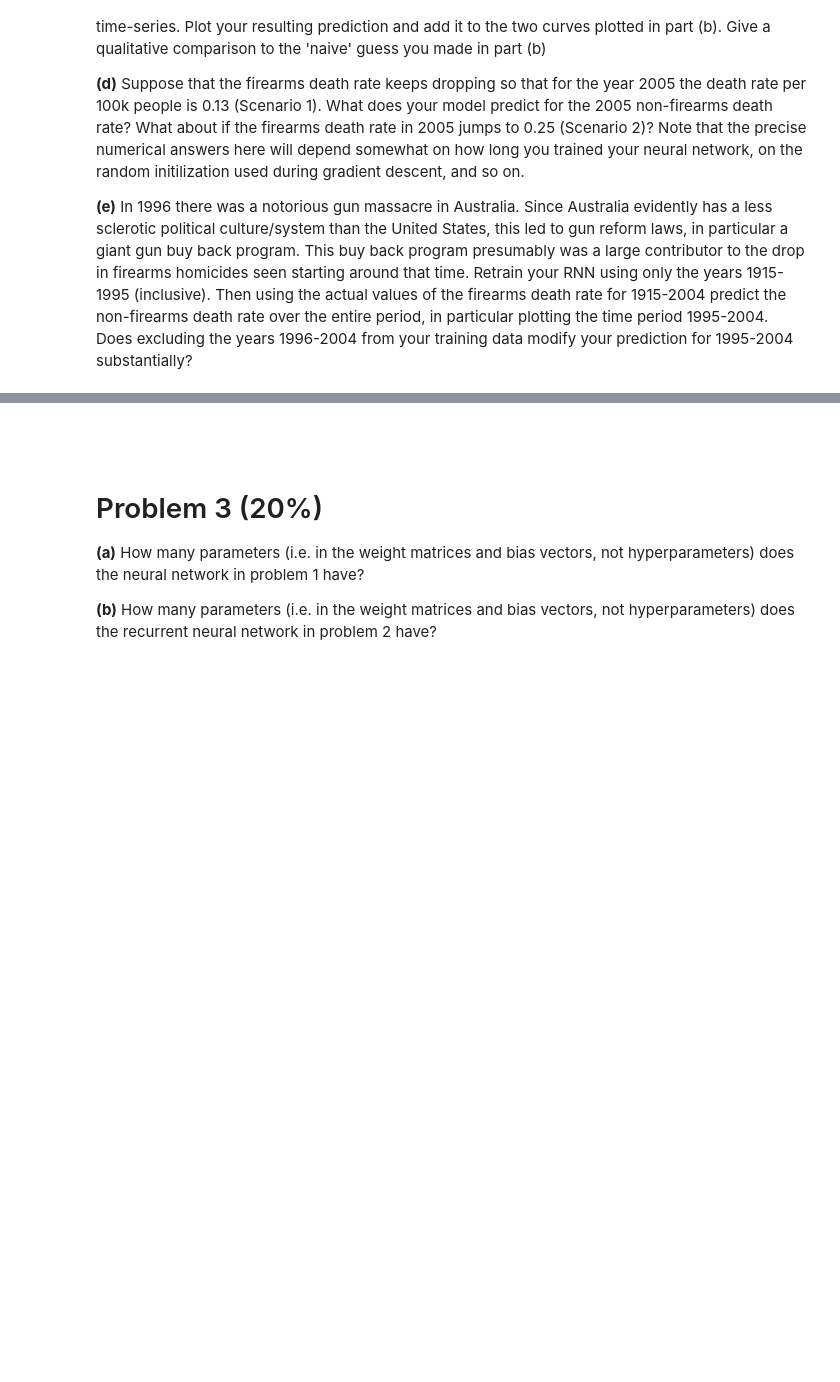
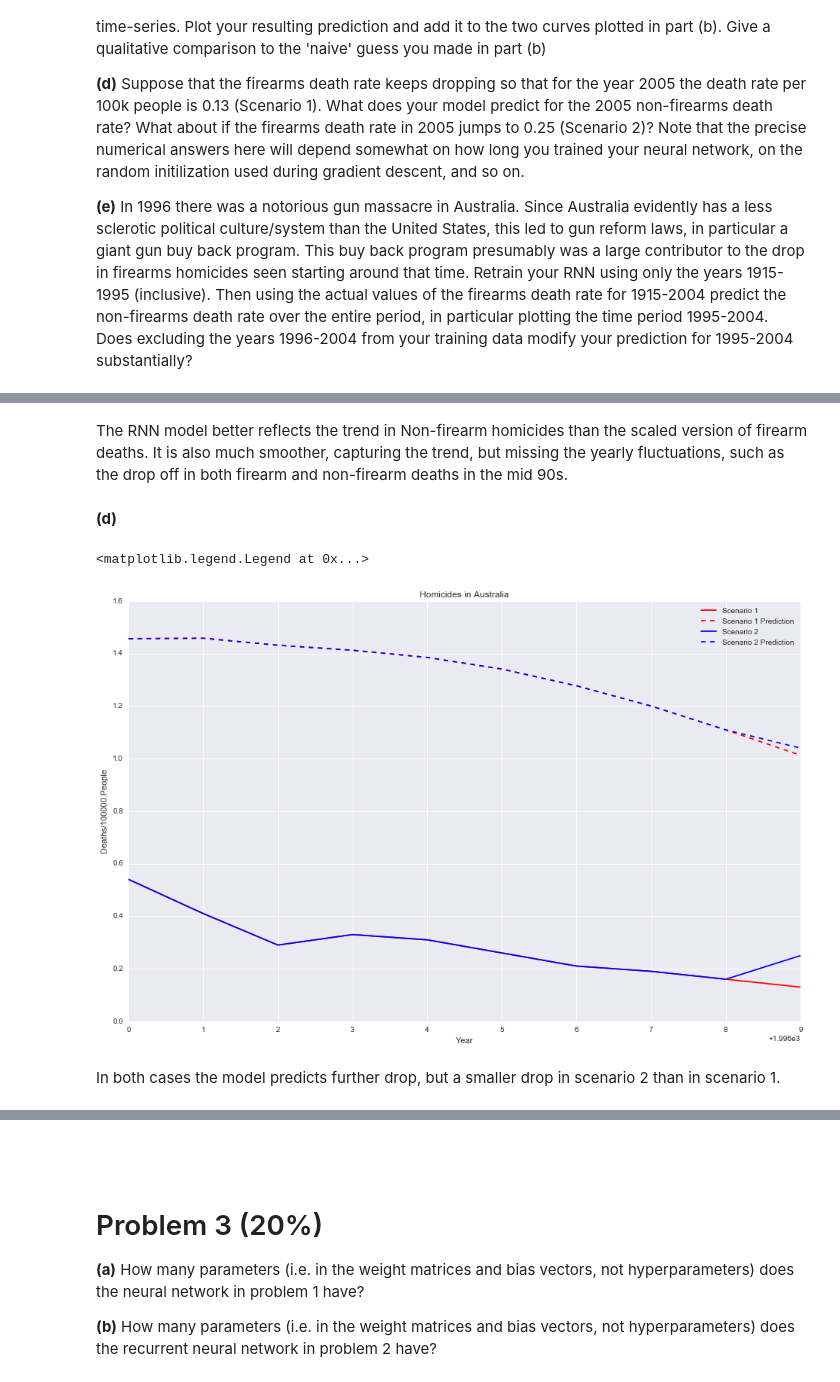
Before and after one commit to afcarl/machine_learning, a Jupyter notebook: homework5/nn2_hw.ipynb, the cells around one changed output, grey strips where cells are left out. Drawn from its saved outputs; the diff is of its cells as text; code cells hidden in the pictures; blank space fills up the shorter version.

```diff
--- a/homework5/nn2_hw.ipynb
+++ b/homework5/nn2_hw.ipynb
@@ -120,0 +194,22 @@ __(e)__ In 1996 there was a notorious gun massacre in Australia. Since Australia
+# %% [markdown]
+The RNN model better reflects the trend in Non-firearm homicides than the scaled version of firearm deaths.  It is also much smoother, capturing the trend, but missing the yearly fluctuations, such as the drop off in both firearm and non-firearm deaths in the mid 90s.
+# %% [markdown]
+__(d)__
+# %%
+figure, ax = plt.subplots(figsize=(16,10))
+ax.plot(np.append(homicides.Year, 2005)[-10:], np.append(homicides['Firearm'], .13)[-10:], 'r-', label="Scenario 1")
+ax.plot(np.append(homicides.Year, 2005)[-10:], model.predict(np.append(homicides['Firearm'], .13).reshape(91,1))[-10:], 'r--', label="Scenario 1 Prediction")
+ax.plot(np.append(homicides.Year, 2005)[-10:], np.append(homicides['Firearm'], .25)[-10:], 'b-', label="Scenario 2")
+ax.plot(np.append(homicides.Year, 2005)[-10:], model.predict(np.append(homicides['Firearm'], .25).reshape(91,1))[-10:], 'b--', label="Scenario 2 Prediction")
+
+ax.set_xlabel('Year')
+ax.set_ylabel('Deaths/100000 People')
+ax.set_title('Homicides in Australia')
+
+# Add the legend, put it in the upper left so it doesn't conflict with data
+ax.legend()
+# %% [output]
+<matplotlib.legend.Legend at 0x...>
+[figure, added]
+# %% [markdown]
+In both cases the model predicts further drop, but a smaller drop in scenario 2 than in scenario 1.
```
Also changed, not shown: parts of 14 cells of this notebook, 2 other files.
